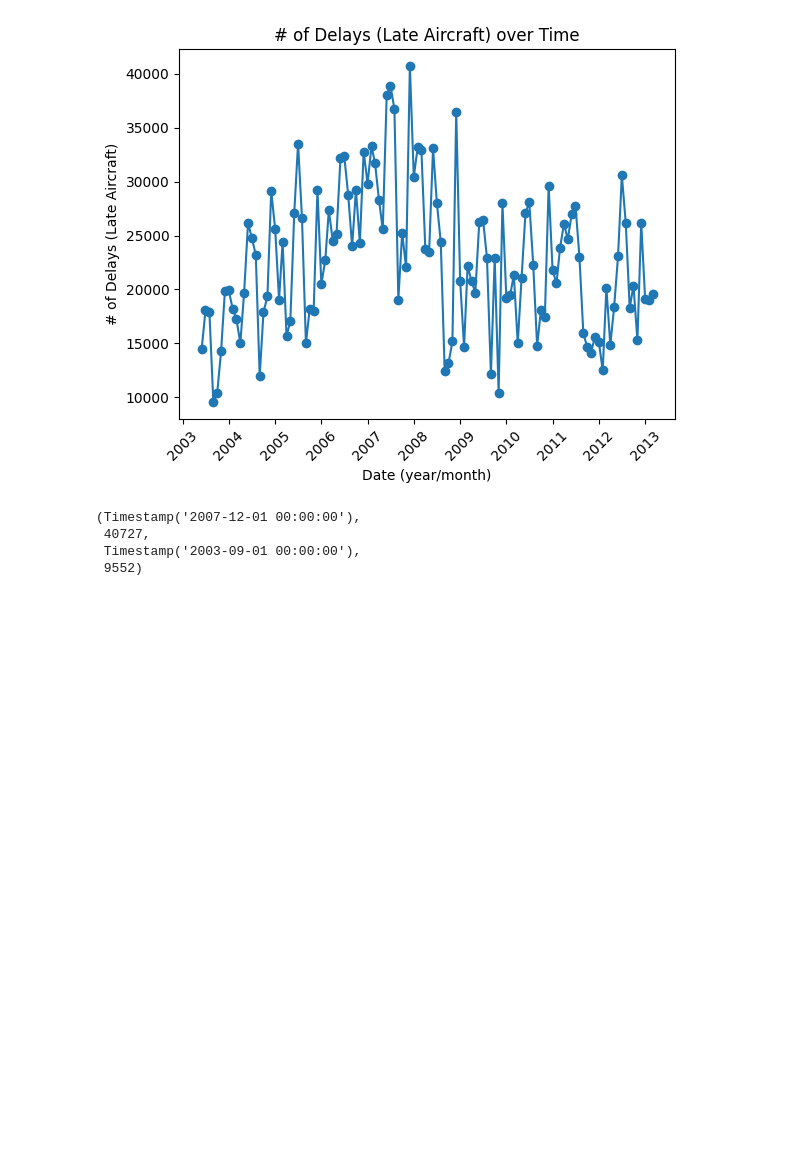
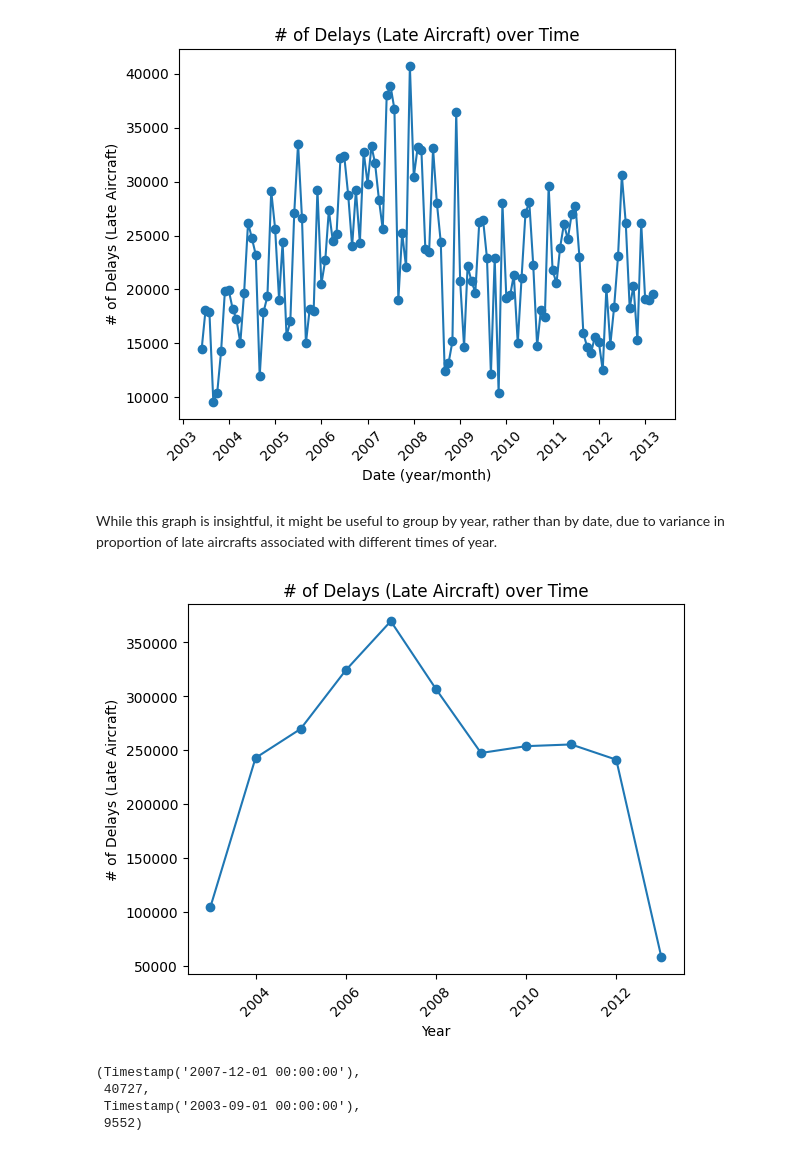
Before and after one commit to DominickRobinson/Inpleo-DS-Assessment, a Jupyter notebook: Airport_Analysis.ipynb, the cells around one changed output. Drawn from its saved outputs; the diff is of its cells as text; code cells hidden in the pictures; blank space fills up the shorter version.

```diff
--- a/Airport_Analysis.ipynb
+++ b/Airport_Analysis.ipynb
@@ -334,6 +367,35 @@ plt.xticks(rotation=45)
 plt.show()
 # %% [output]
 [figure]
+# %% [markdown]
+While this graph is insightful, it might be useful to group by year, rather than by date, due to variance in proportion of late aircrafts associated with different times of year.
+# %%
+delays_df = airports_df[['Airport.Code', 'Time.Year', 'Statistics.# of Delays.Late Aircraft']].copy()
+delays_df.rename(columns={
+    'Airport.Code': 'Airport',
+    'Time.Year': 'Year',
+    'Statistics.# of Delays.Late Aircraft': '# of Delays (Late Aircraft)'
+}, inplace=True)
+
+delays_df["Year"] = pd.to_numeric(delays_df["Year"])
+
+# Plot the # of Delays due to late aircraft over time.
+
+# sum number of delays for each date
+delays_time_series = delays_df.groupby('Year')['# of Delays (Late Aircraft)'].sum().reset_index()
+
+# sort data by year
+delays_time_series.sort_values('Year', inplace=True)
+
+# plot
+plt.plot('Year', '# of Delays (Late Aircraft)', data=delays_time_series, marker='o')
+plt.xlabel('Year')
+plt.ylabel('# of Delays (Late Aircraft)')
+plt.title('# of Delays (Late Aircraft) over Time')
+plt.xticks(rotation=45)
+plt.show()
+# %% [output]
+[figure, added]
 # %%
 # Which year/month had the most delays due to late aircraft? How about the least?
 max_delays = delays_time_series.loc[delays_time_series['# of Delays (Late Aircraft)'].idxmax()]
```
Also changed, not shown: parts of 5 cells of this notebook, 1 other file.
